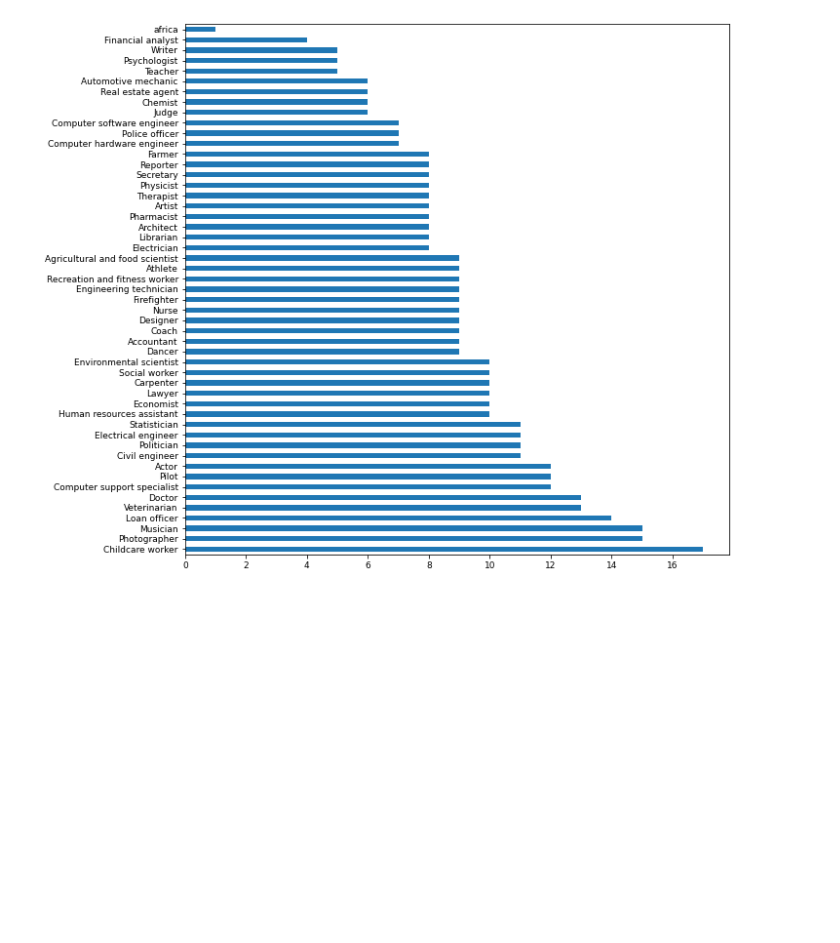
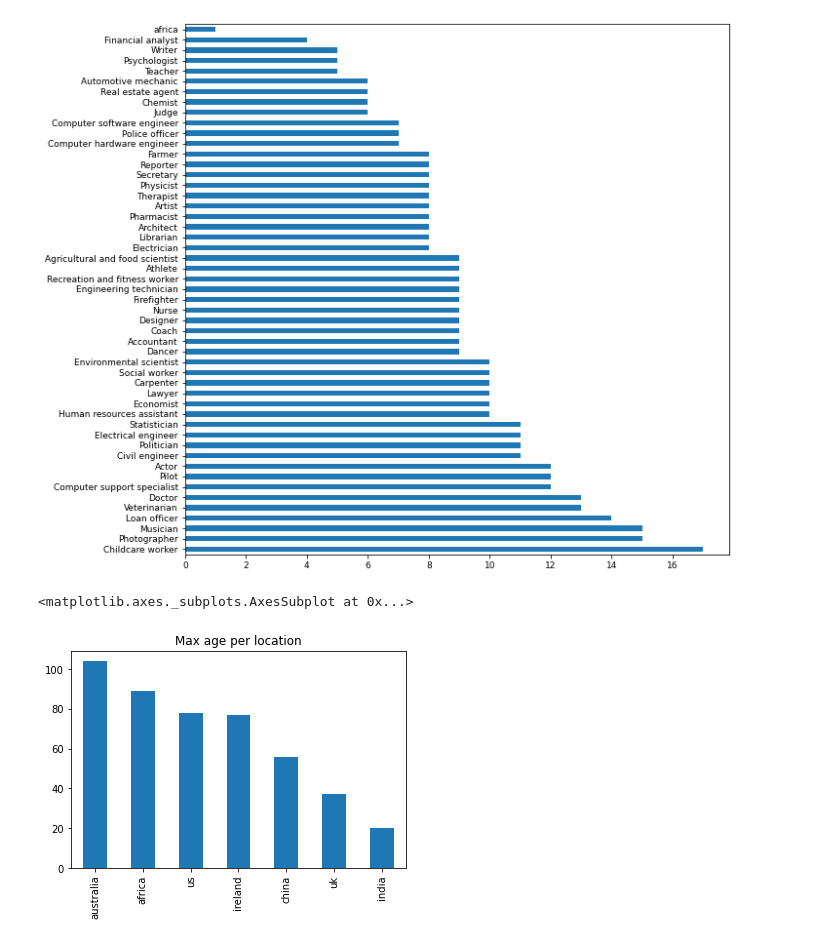
Before and after one commit to Pogeyann/python, a Jupyter notebook: matplotlib_practice.ipynb, the cells around one changed output. Drawn from its saved outputs; the diff is of its cells as text; code cells hidden in the pictures; blank space fills up the shorter version.

```diff
--- a/matplotlib_practice.ipynb
+++ b/matplotlib_practice.ipynb
@@ -125,3 +130,13 @@ df3.figure.set_size_inches(10,10)
 df3.tick_params(axis='both',labelsize=9)
 # %% [output]
 [figure]
+# %%
+loc = df.sort_values('age', ascending=False)
+ag = loc['location'].value_counts()
+
+plt.title('Max age per location')
+
+ag.plot.bar()
+# %% [output]
+<matplotlib.axes._subplots.AxesSubplot at 0x...>
+[figure, added]
```
Also changed, not shown: parts of 5 cells of this notebook.
